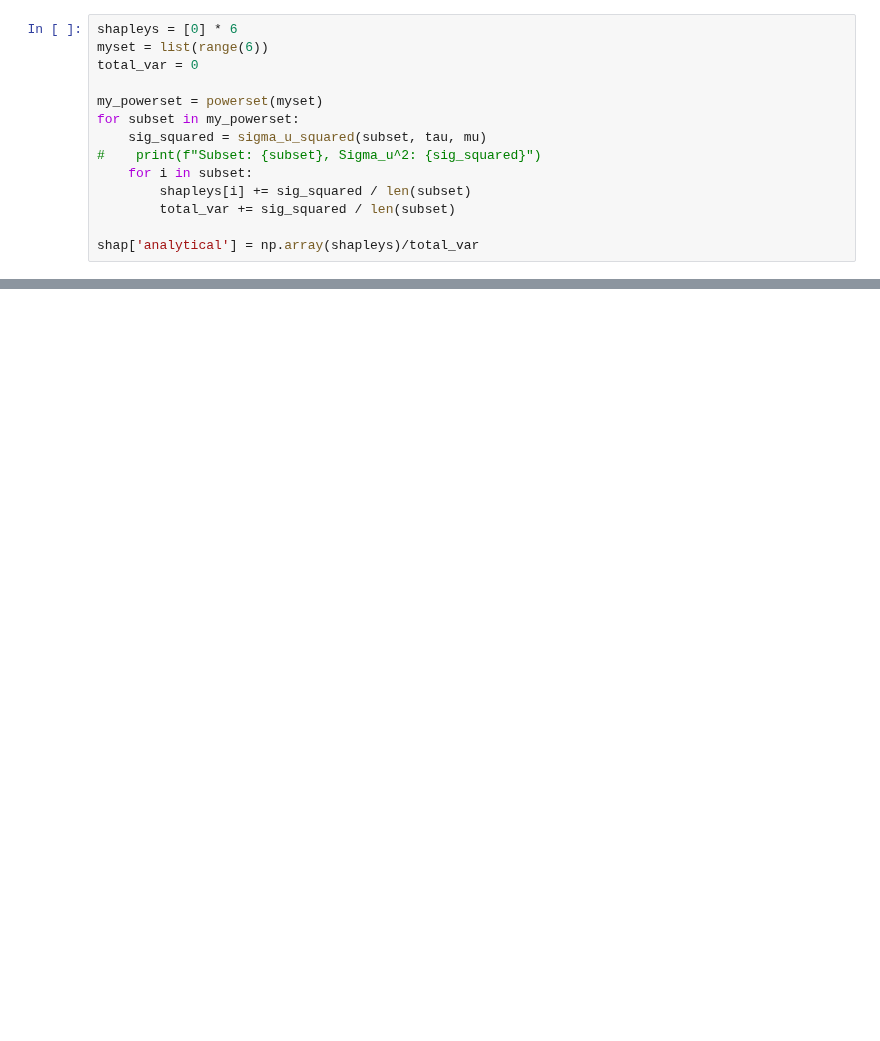
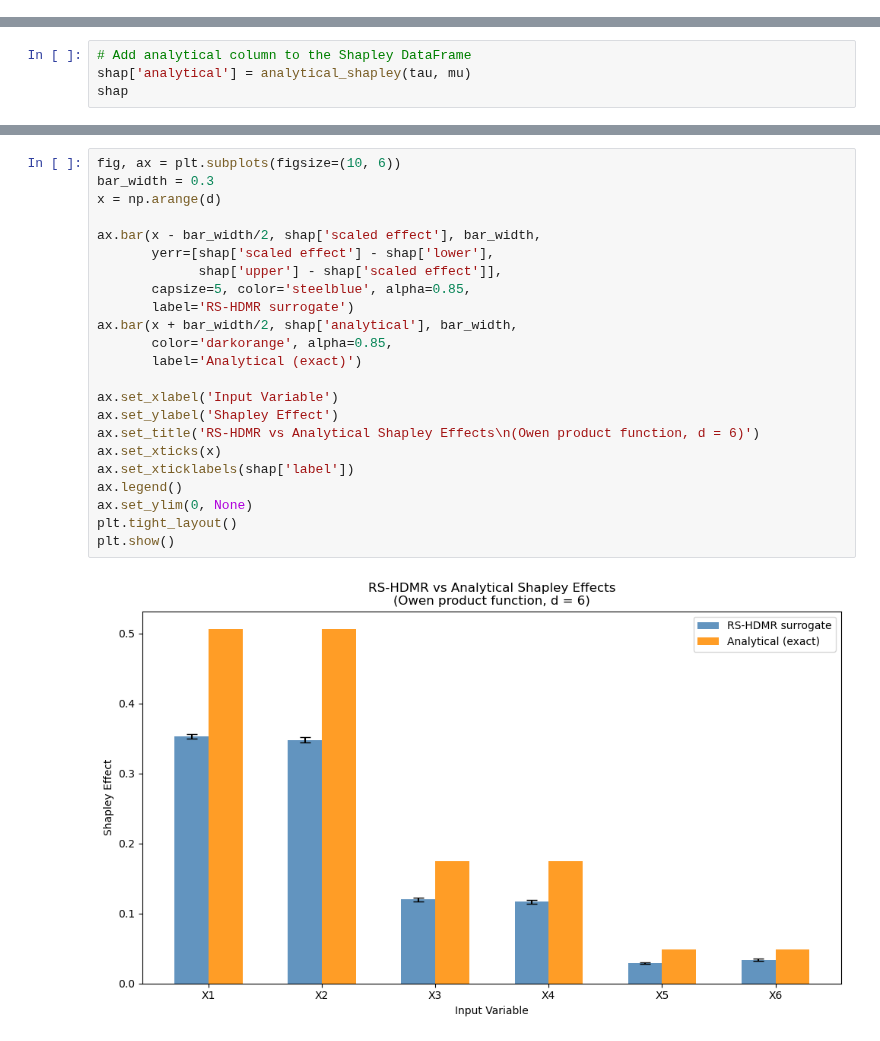
Before and after one commit to frbennett/shapleyx, a Jupyter notebook: docs/tutorials/owen_product_function.ipynb, the cells around one changed output, grey strips where cells are left out. Cells and saved outputs as stored; diff of their text form; blank space fills up the shorter version.

Commit message:
fix: clean up example notebooks, fix analytical Shapley normalisation

```diff
--- a/docs/tutorials/owen_product_function.ipynb
+++ b/docs/tutorials/owen_product_function.ipynb
@@ -145,14 +174,0 @@ def sigma_u_squared(u, tau, mu):
-# %%
-shapleys = [0] * 6
-myset = list(range(6))
-total_var = 0
-
-my_powerset = powerset(myset)
-for subset in my_powerset:
-    sig_squared = sigma_u_squared(subset, tau, mu)
-#    print(f"Subset: {subset}, Sigma_u^2: {sig_squared}")
-    for i in subset:
-        shapleys[i] += sig_squared / len(subset)
-        total_var += sig_squared / len(subset)
-
-shap['analytical'] = np.array(shapleys)/total_var
@@ -198,0 +194,4 @@ plt.show()
+# %%
+# Add analytical column to the Shapley DataFrame
+shap['analytical'] = analytical_shapley(tau, mu)
+shap
@@ -198,0 +227,25 @@ plt.show()
+# %%
+fig, ax = plt.subplots(figsize=(10, 6))
+bar_width = 0.3
+x = np.arange(d)
+
+ax.bar(x - bar_width/2, shap['scaled effect'], bar_width,
+       yerr=[shap['scaled effect'] - shap['lower'],
+             shap['upper'] - shap['scaled effect']],
+       capsize=5, color='steelblue', alpha=0.85,
+       label='RS-HDMR surrogate')
+ax.bar(x + bar_width/2, shap['analytical'], bar_width,
+       color='darkorange', alpha=0.85,
+       label='Analytical (exact)')
+
+ax.set_xlabel('Input Variable')
+ax.set_ylabel('Shapley Effect')
+ax.set_title('RS-HDMR vs Analytical Shapley Effects\n(Owen product function, d = 6)')
+ax.set_xticks(x)
+ax.set_xticklabels(shap['label'])
+ax.legend()
+ax.set_ylim(0, None)
+plt.tight_layout()
+plt.show()
+# %% [output]
+[figure, added]
```
Also changed, not shown: parts of 26 cells of this notebook, 3 other files.
